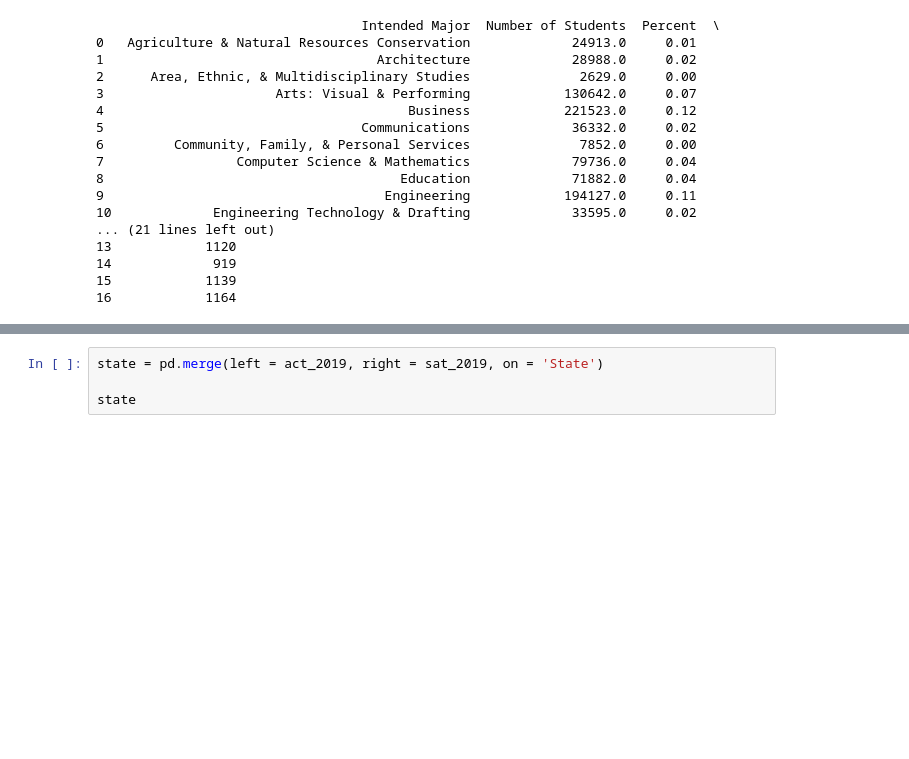
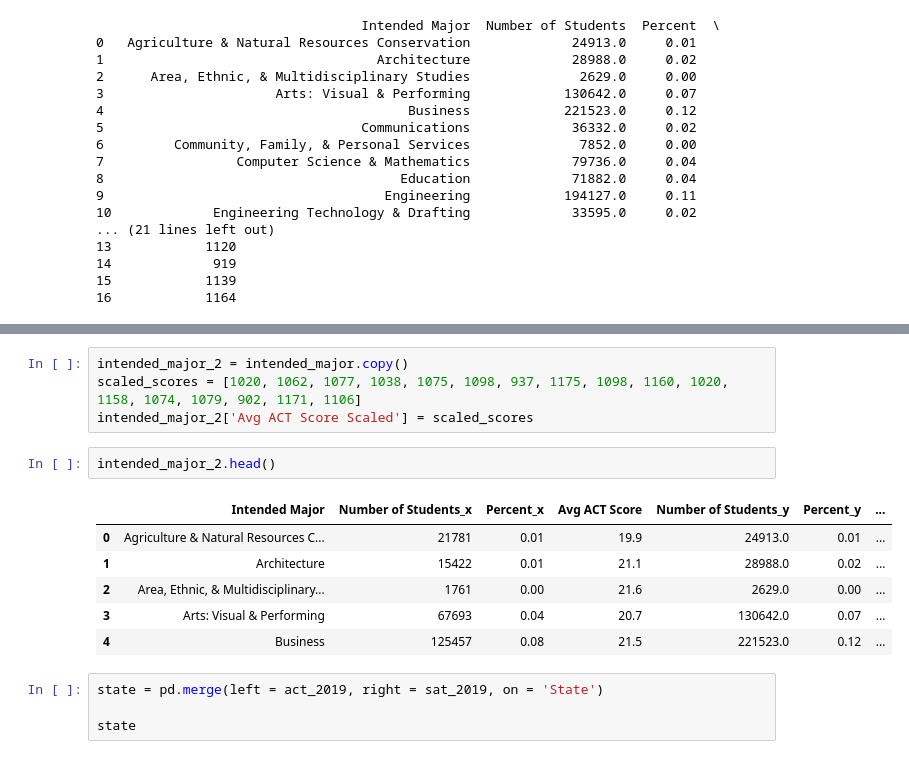
Before and after one commit to jlu7922/Standardized-Test-Analysis, a Jupyter notebook: code/starter-code-Jason.ipynb, the cells around one changed output, grey strips where cells are left out. Drawn from its saved outputs; the diff is of its cells as text; blank space fills up the shorter version.

```diff
--- a/code/starter-code-Jason.ipynb
+++ b/code/starter-code-Jason.ipynb
@@ -524,6 +524,19 @@ intended_major
 | 14 | Repair, Production, & Construction | 16860 | 0.01 | 17.1 | 2500.0 | 0.00 | ... |
 | 15 | Sciences: Biological & Physical | 97984 | 0.06 | 24.4 | 155834.0 | 0.08 | ... |
 | 16 | Social Sciences & Law | 92008 | 0.06 | 22.3 | 33356.0 | 0.02 | ... |
+# %%
+intended_major_2 = intended_major.copy()
+scaled_scores = [1020, 1062, 1077, 1038, 1075, 1098, 937, 1175, 1098, 1160, 1020, 1158, 1074, 1079, 902, 1171, 1106]
+intended_major_2['Avg ACT Score Scaled'] = scaled_scores
+# %%
+intended_major_2.head()
+# %% [output]
+|  | Intended Major | Number of Students_x | Percent_x | Avg ACT Score | Number of Students_y | Percent_y | ... |
+| 0 | Agriculture & Natural Resources C... | 21781 | 0.01 | 19.9 | 24913.0 | 0.01 | ... |
+| 1 | Architecture | 15422 | 0.01 | 21.1 | 28988.0 | 0.02 | ... |
+| 2 | Area, Ethnic, & Multidisciplinary... | 1761 | 0.00 | 21.6 | 2629.0 | 0.00 | ... |
+| 3 | Arts: Visual & Performing | 67693 | 0.04 | 20.7 | 130642.0 | 0.07 | ... |
+| 4 | Business | 125457 | 0.08 | 21.5 | 221523.0 | 0.12 | ... |
 # %%
 state = pd.merge(left = act_2019, right = sat_2019, on = 'State')
 
```
Also changed, not shown: parts of 3 cells of this notebook.
